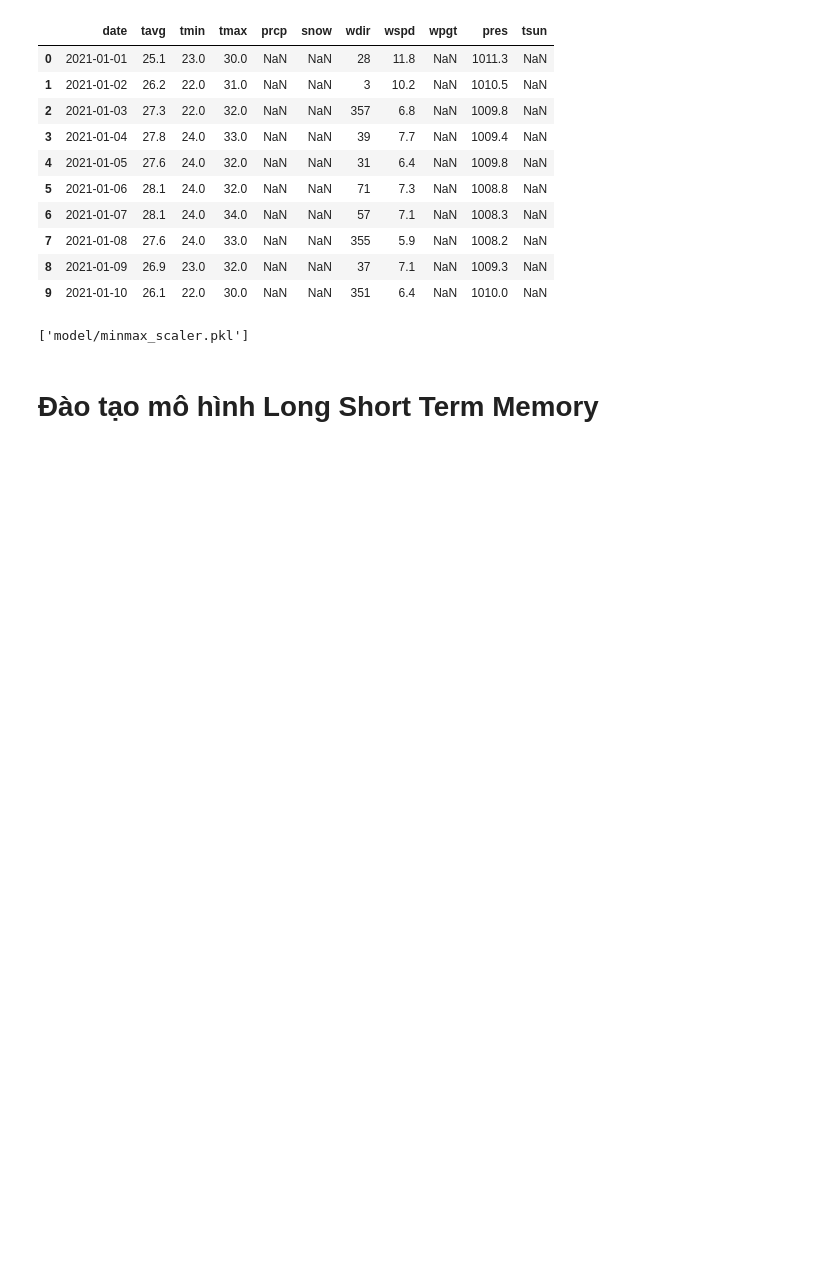
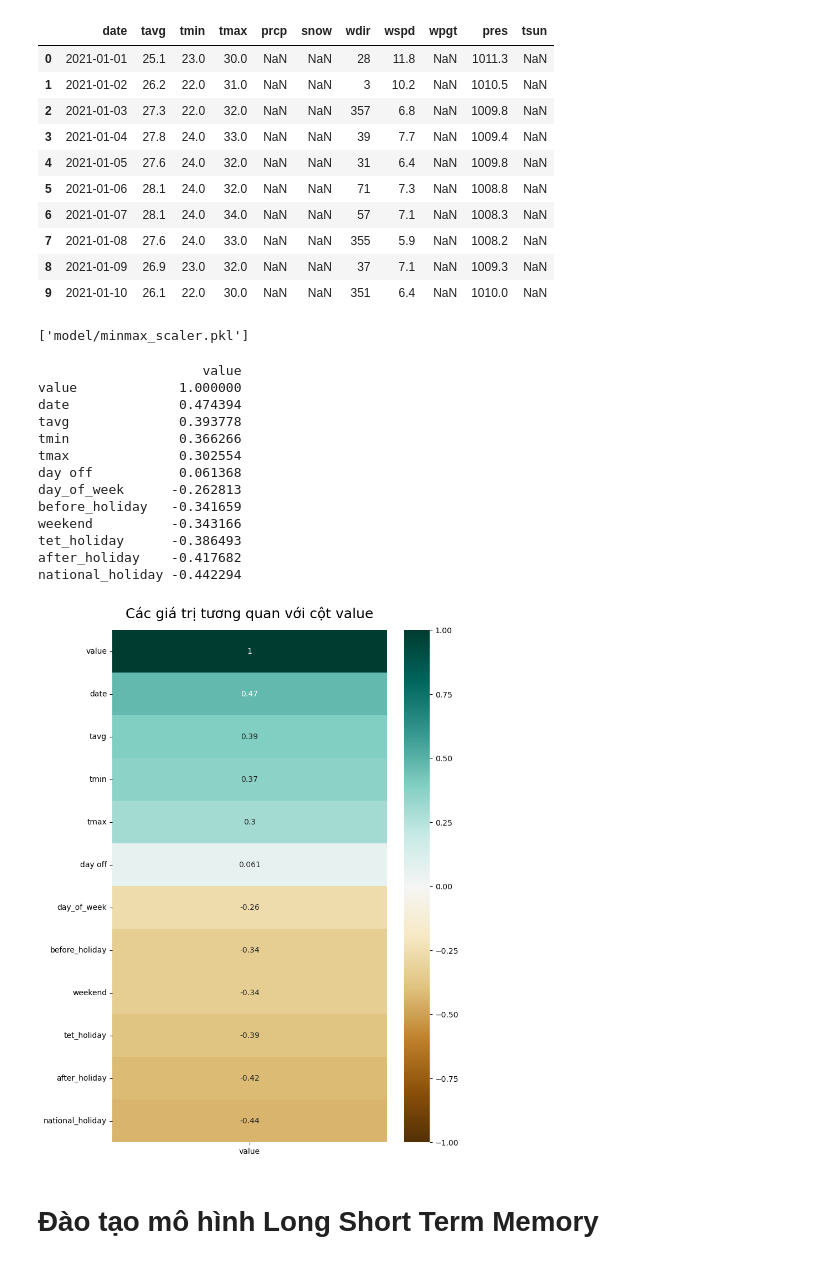
Before and after one commit to CaNocNho/electrical_data, a Jupyter notebook: Electrical.ipynb, the cells around one changed output. Saved outputs shown, nothing was run; the diff lists cells and outputs as text; code cells hidden in the pictures; blank space fills up the shorter version.

```diff
--- a/Electrical.ipynb
+++ b/Electrical.ipynb
@@ -49,7 +50,10 @@ def label_encode_columns(df, columns_to_encode):
 
     return df, label_encoders
 # %%
-# Các cột cần Label Encode
-columns_to_encode = ['Thứ']
-# Thực hiện Label Encoding
-df, label_encoders = label_encode_columns(df, columns_to_encode)
+# # Các cột cần Label Encode
+# columns_to_encode = ['Thứ']
+# # Thực hiện Label Encoding
+# df, label_encoders = label_encode_columns(df, columns_to_encode)
+# %%
+day_mapping = {day: idx for idx, day in enumerate(['Monday', 'Tuesday', 'Wednesday', 'Thursday', 'Friday', 'Saturday', 'Sunday'])}
+df['Thứ'] = df['Thứ'].map(day_mapping)
@@ -156,3 +179,19 @@ public_holidays = pd.to_datetime(public_holidays)
 
 # Thêm cột 'day off': 1 nếu là ngày nghỉ, 0 nếu không phải
 df['day off'] = np.where((df['Ngày'].isin(public_holidays)) | (df['Thứ'].isin([2, 3])), 1, 0)
+# %%
+# Thêm đặc trưng phân biệt các loại ngày nghỉ
+df['national_holiday'] = np.where(df['Ngày'].isin(public_holidays), 1, 0)
+df['weekend'] = np.where(df['Thứ'].isin([5, 6]), 1, 0)  # 6, 7 là Thứ Bảy, Chủ Nhật
+
+# Thêm ngày trước và sau ngày lễ
+df['before_holiday'] = np.where(df['Ngày'].shift(-1).isin(public_holidays), 1, 0)
+df['after_holiday'] = np.where(df['Ngày'].shift(1).isin(public_holidays), 1, 0)
+
+# Đánh dấu toàn bộ chuỗi các ngày lễ liên tiếp
+TET_dates = ['2021-02-10', '2021-02-11', '2021-02-12', '2021-02-13', '2021-02-14',
+             '2022-01-29', '2022-01-30', '2022-01-31', '2022-02-01', '2022-02-02',
+             '2023-01-20', '2023-01-21', '2023-01-22', '2023-01-23', '2023-01-24', '2023-01-25', '2023-01-26',
+             '2024-02-08', '2024-02-09', '2024-02-10', '2024-02-11', '2024-02-12']
+TET_dates = pd.to_datetime(TET_dates)
+df['tet_holiday'] = np.where(df['Ngày'].isin(TET_dates), 1, 0)
@@ -190,6 +245,34 @@ joblib.dump(scaler, 'model/minmax_scaler.pkl')
 ['model/minmax_scaler.pkl']
 # %%
 df_final.to_csv('data/data_clean_v0.csv')
+# %%
+correlation_matrix = df_final.corr()
+# Lấy độ tương quan của tất cả các cột với cột 'value'
+value_correlation = correlation_matrix[['value']].sort_values(by='value', ascending=False)
+
+# In ra màn hình các giá trị tương quan với cột 'value'
+print(value_correlation)
+
+# Trực quan hóa các giá trị tương quan bằng heatmap
+plt.figure(figsize=(8, 12))
+heatmap = sns.heatmap(value_correlation, vmin=-1, vmax=1, annot=True, cmap='BrBG')
+heatmap.set_title('Các giá trị tương quan với cột value', fontdict={'fontsize':18}, pad=16)
+plt.show()
+# %% [output]
+                     value
+value             1.000000
+date              0.474394
+tavg              0.393778
+tmin              0.366266
+tmax              0.302554
+day off           0.061368
+day_of_week      -0.262813
+before_holiday   -0.341659
+weekend          -0.343166
+tet_holiday      -0.386493
+after_holiday    -0.417682
+national_holiday -0.442294
+[figure, added]
 # %% [markdown]
 # Đào tạo mô hình Long Short Term Memory
 # %%
```
Also changed, not shown: parts of 23 cells of this notebook, 7 other files.
